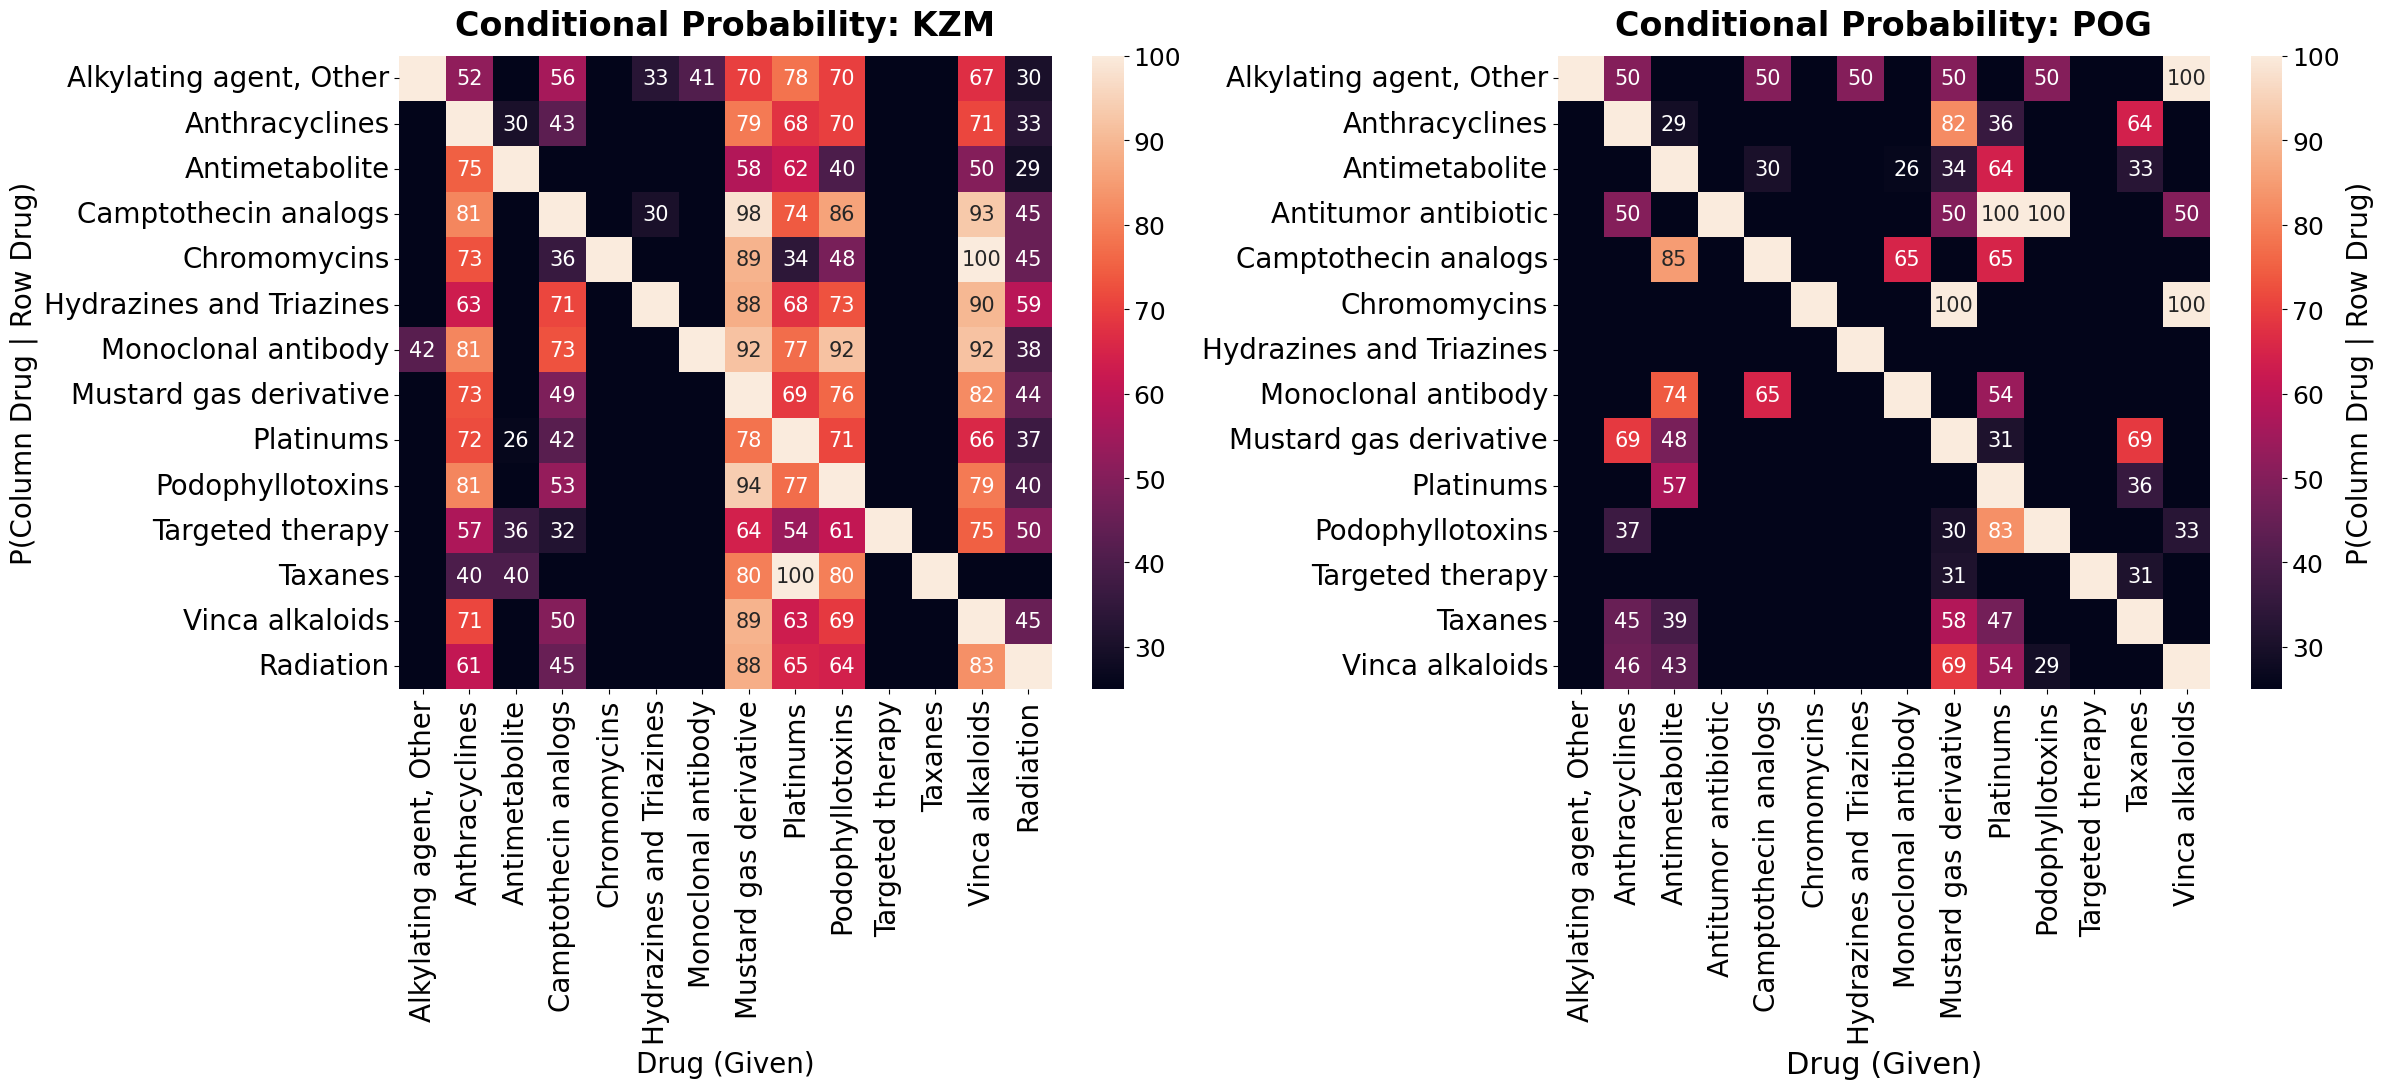
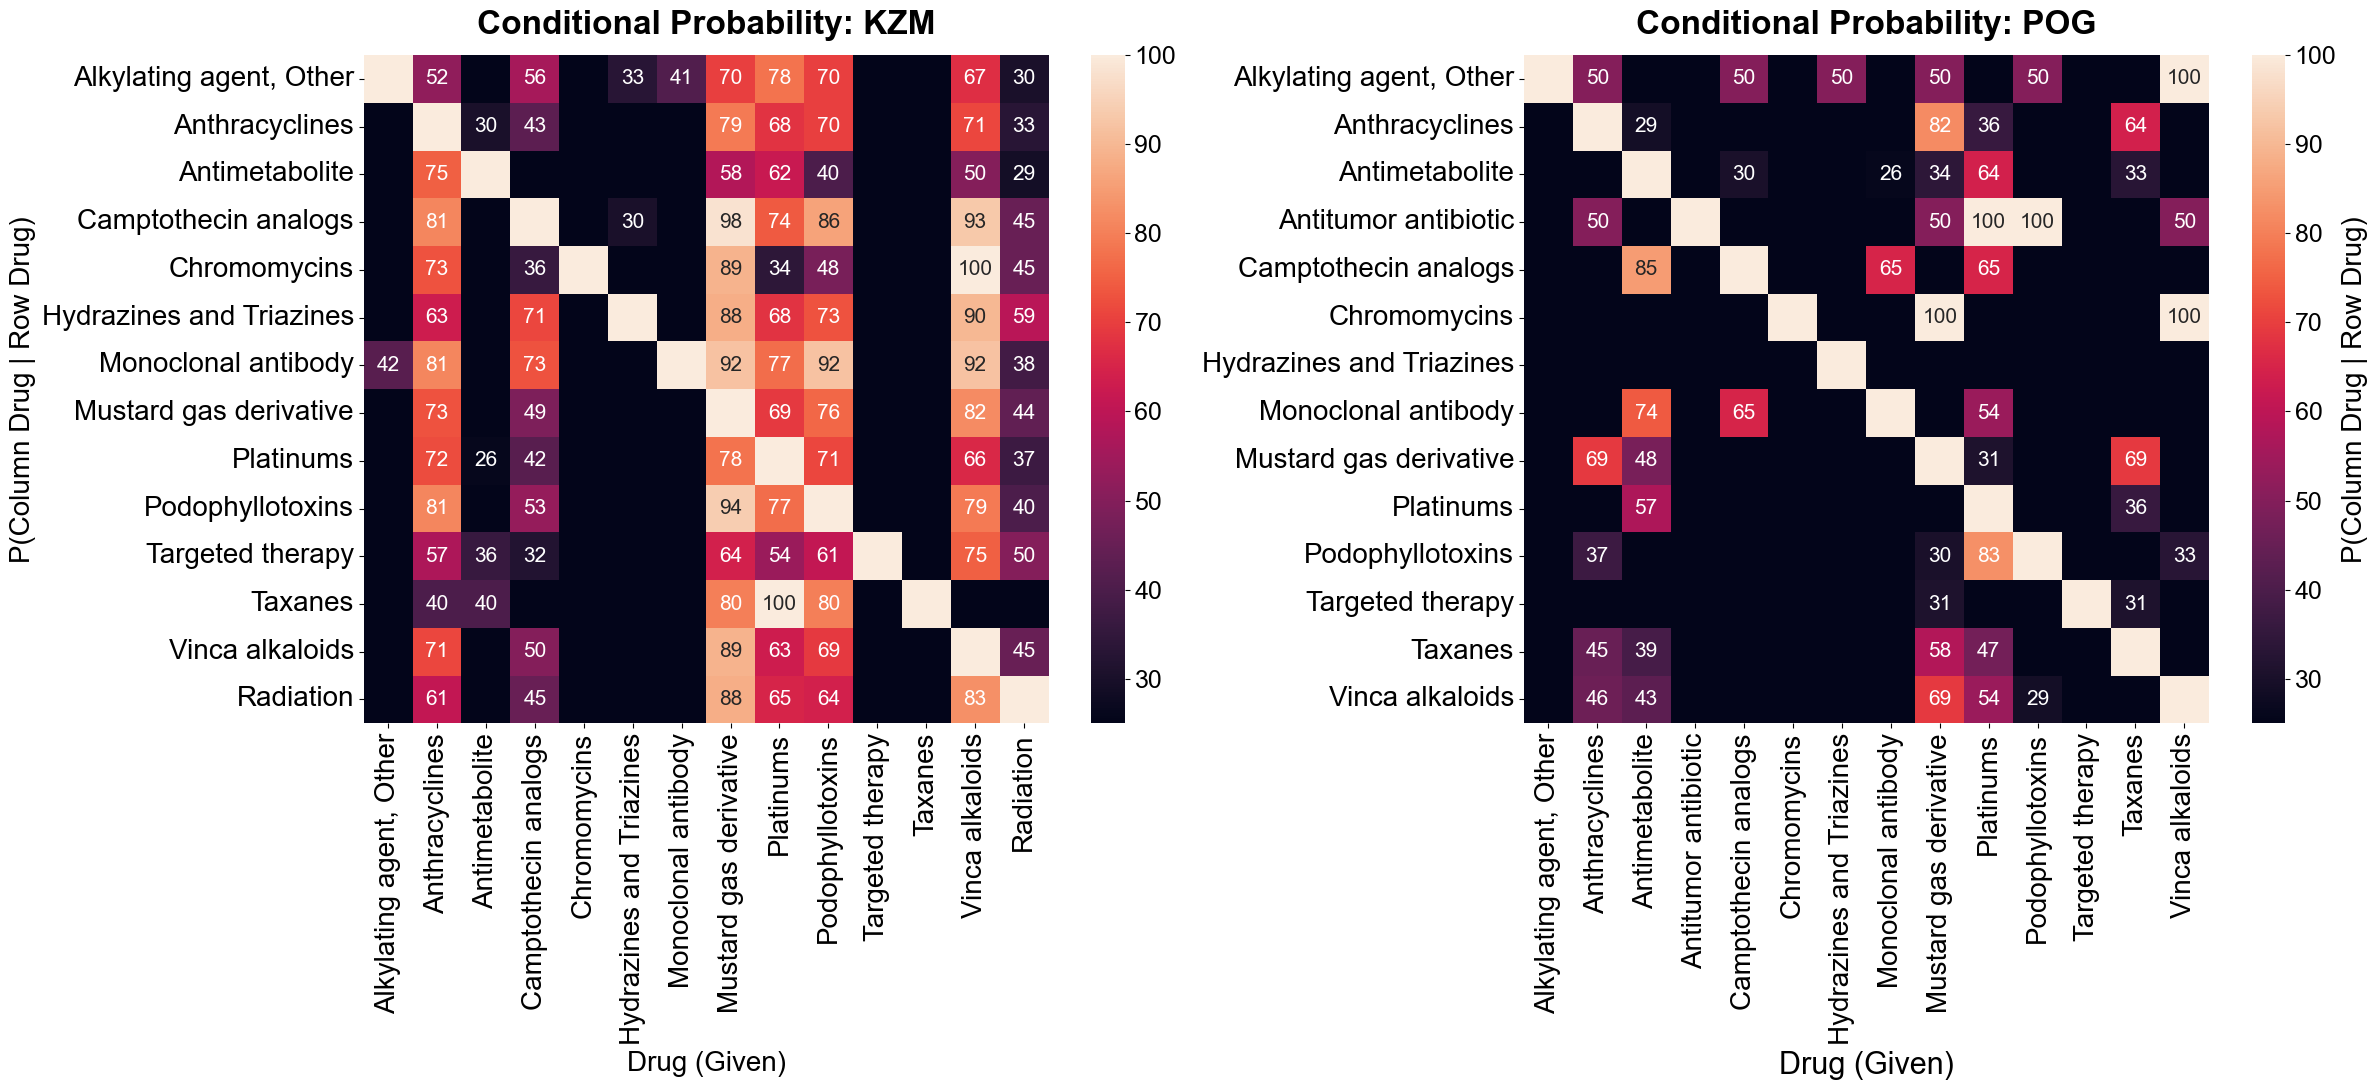
Code edit (unified diff) that turned the first committed figure into the second:
--- before
+++ after
@@ -69,2 +69,3 @@
 fig.tight_layout()
 #plt.savefig(os.path.join(fig_out, 'ExFig_8b_rev.pdf'), bbox_inches="tight")
+plt.savefig(os.path.join(fig_out, "ExFig_8b_f.svg"), format='svg', bbox_inches='tight', transparent=True)

Commit: revision 3